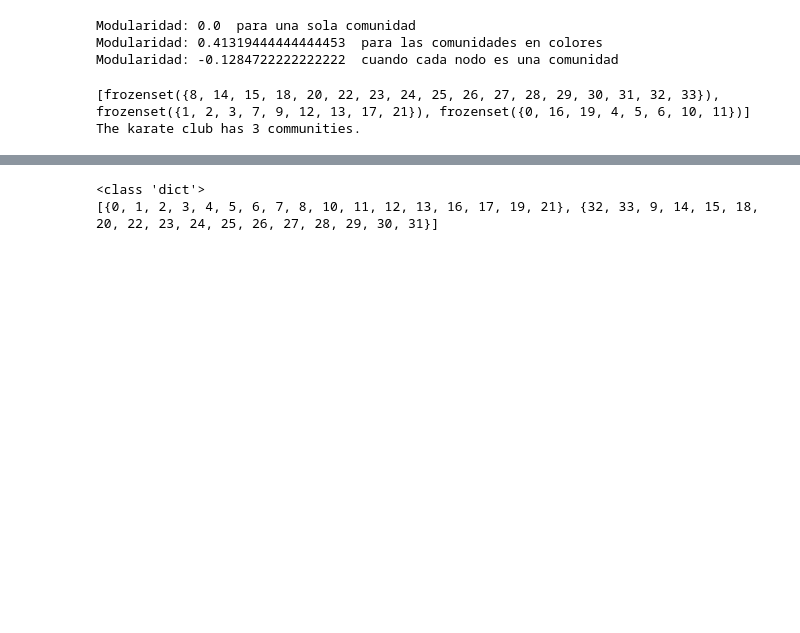
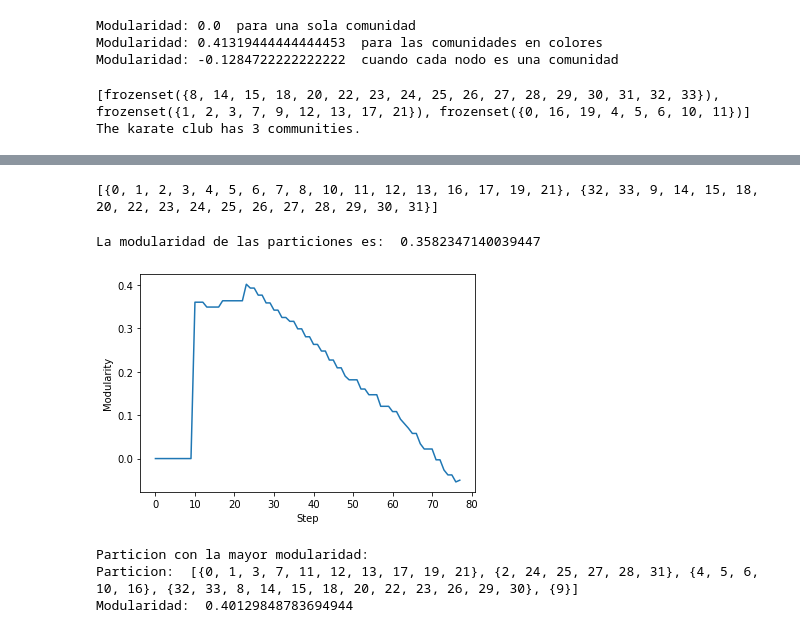
Before and after one commit to sgm1018/NuevasTecnologiasYEmpresa, a Jupyter notebook: Practica6_SergioGonzalezMartinez.ipynb, the cells around one changed output, grey strips where cells are left out. Cells and saved outputs as stored; diff of their text form; code cells hidden in the pictures; blank space fills up the shorter version.

```diff
--- a/Practica6_SergioGonzalezMartinez.ipynb
+++ b/Practica6_SergioGonzalezMartinez.ipynb
@@ -184,18 +134,69 @@ def getParticiones(grafo):
     for key in grafo.nodes:
         for group in grafo.nodes[key]:
             setGrupos.add(group)
+    empirical_groups={}
 
+    for node in grafo.nodes():
+        empirical_groups[G_karate.nodes[node][list(setGrupos)[0]]]=set()
     # for nodo in grafo.nodes:
     #     setGrupos.add(grafo.nodes[nodo]['club'])
     # print(setGrupos)
+
     for node in G_karate.nodes:
         club = G_karate.nodes[node][list(setGrupos)[0]]  #club es el campo donde se almacena el club
         empirical_groups[club].add(node)
-    print(type(empirical_groups))
     empirical_partition = list(empirical_groups.values())
-
     return empirical_partition
 print(getParticiones(G_karate))
 # %% [output]
-<class 'dict'>
 [{0, 1, 2, 3, 4, 5, 6, 7, 8, 10, 11, 12, 13, 16, 17, 19, 21}, {32, 33, 9, 14, 15, 18, 20, 22, 23, 24, 25, 26, 27, 28, 29, 30, 31}]
+# %%
+print("La modularidad de las particiones es: ",getModularidad(G_karate,getParticiones(G_karate)))
+# %% [output]
+La modularidad de las particiones es:  0.3582347140039447
+# %%
+# Descripcion del algoritmo
+G_karate = nx.karate_club_graph()
+# Betweenes entre todos los enlaces
+btw_centrality = nx.edge_betweenness(G_karate)
+# Eliminamos en que mas btw tiene
+enlaceMaxValor = max(G_karate.edges(), key = btw_centrality.get)
+G_karate.remove_edge(*enlaceMaxValor) # *most_valueble_edge = enlaceMaxValor[0], enlaceMaxValor[1]
+# Creamos la particion
+particiones = list(nx.connected_components(G_karate))
+# %%
+# Girvan-Newman Algorithm
+
+def girvan_newman(G):
+    F = G.copy()
+    secuenciasParticiones = []
+    for _ in range(F.number_of_edges()):
+        btw_centrality = nx.edge_betweenness(F)
+        enlaceMaxValor = max(F.edges(), key = btw_centrality.get)
+        F.remove_edge(*enlaceMaxValor)
+        particiones = list(nx.connected_components(F))
+        secuenciasParticiones.append(particiones)
+
+    modularity_sequence = [getModularidad(G, particiones) for particiones in secuenciasParticiones]
+
+    return secuenciasParticiones, modularity_sequence
+# %%
+G_karate = nx.karate_club_graph()
+partition_sequence, modularity_sequence = girvan_newman(G_karate)
+# %%
+# Modularity Plot
+plt.plot(modularity_sequence)
+plt.ylabel('Modularity')
+plt.xlabel('Step')
+plt.show()
+# %% [output]
+[figure, added]
+# %%
+best_partition, best_modularity = max(zip(partition_sequence,modularity_sequence), key=lambda x:x[1])
+print("Particion con la mayor modularidad: ")
+print("Particion: ", best_partition)
+print("Modularidad: ", best_modularity)
+# %% [output]
+Particion con la mayor modularidad:
+Particion:  [{0, 1, 3, 7, 11, 12, 13, 17, 19, 21}, {2, 24, 25, 27, 28, 31}, {4, 5, 6, 10, 16}, {32, 33, 8, 14, 15, 18, 20, 22, 23, 26, 29, 30}, {9}]
+Modularidad:  0.40129848783694944
```
Also changed, not shown: parts of 8 cells of this notebook.
